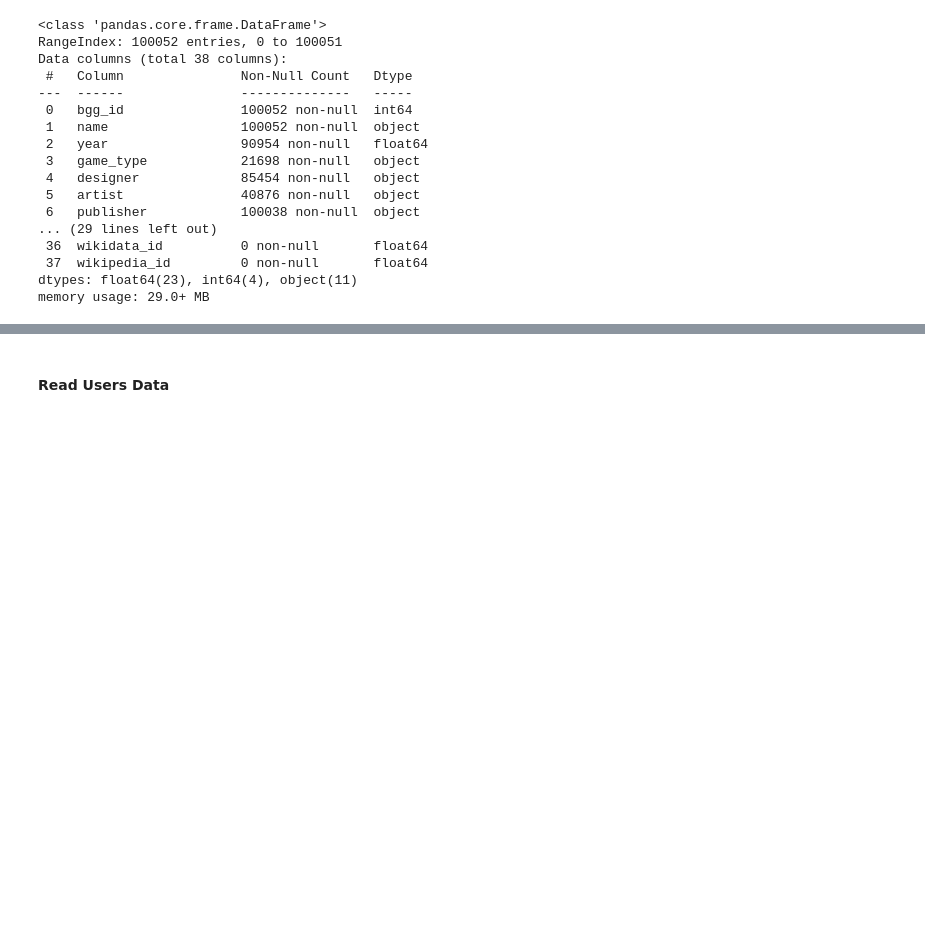
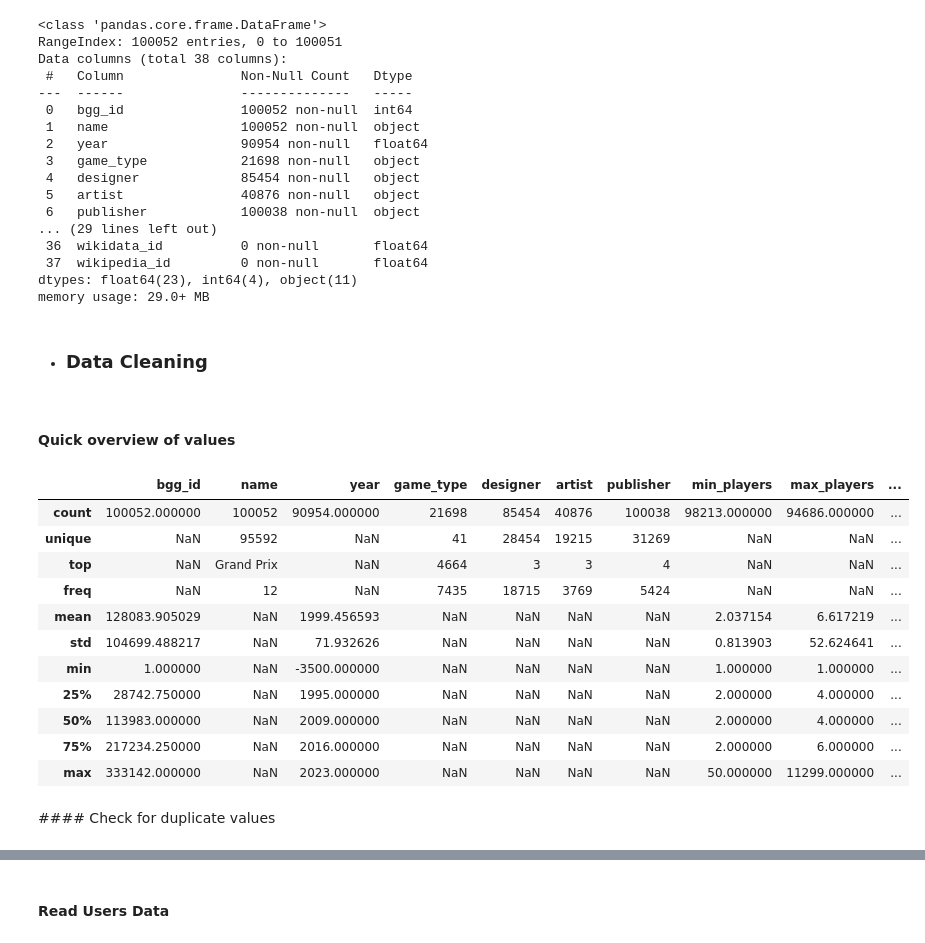
Before and after one commit to LourdesRodriguez/recommender_system, a Jupyter notebook: 2_Data_Understanding.ipynb, the cells around one changed output, grey strips where cells are left out. Saved outputs shown, nothing was run; the diff lists cells and outputs as text; code cells hidden in the pictures; blank space fills up the shorter version.

```diff
--- a/2_Data_Understanding.ipynb
+++ b/2_Data_Understanding.ipynb
@@ -108,3 +108,26 @@ Data columns (total 38 columns):
  37  wikipedia_id         0 non-null       float64
 dtypes: float64(23), int64(4), object(11)
 memory usage: 29.0+ MB
+# %% [markdown]
+<a id="bgdc"></a>
+
+- ### Data Cleaning
+# %% [markdown]
+#### Quick overview of values
+# %%
+bg.describe(include='all')
+# %% [output]
+|  | bgg_id | name | year | game_type | designer | artist | publisher | min_players | max_players | ... |
+| count | 100052.000000 | 100052 | 90954.000000 | 21698 | 85454 | 40876 | 100038 | 98213.000000 | 94686.000000 | ... |
+| unique | NaN | 95592 | NaN | 41 | 28454 | 19215 | 31269 | NaN | NaN | ... |
+| top | NaN | Grand Prix | NaN | 4664 | 3 | 3 | 4 | NaN | NaN | ... |
+| freq | NaN | 12 | NaN | 7435 | 18715 | 3769 | 5424 | NaN | NaN | ... |
+| mean | 128083.905029 | NaN | 1999.456593 | NaN | NaN | NaN | NaN | 2.037154 | 6.617219 | ... |
+| std | 104699.488217 | NaN | 71.932626 | NaN | NaN | NaN | NaN | 0.813903 | 52.624641 | ... |
+| min | 1.000000 | NaN | -3500.000000 | NaN | NaN | NaN | NaN | 1.000000 | 1.000000 | ... |
+| 25% | 28742.750000 | NaN | 1995.000000 | NaN | NaN | NaN | NaN | 2.000000 | 4.000000 | ... |
+| 50% | 113983.000000 | NaN | 2009.000000 | NaN | NaN | NaN | NaN | 2.000000 | 4.000000 | ... |
+| 75% | 217234.250000 | NaN | 2016.000000 | NaN | NaN | NaN | NaN | 2.000000 | 6.000000 | ... |
+| max | 333142.000000 | NaN | 2023.000000 | NaN | NaN | NaN | NaN | 50.000000 | 11299.000000 | ... |
+# %% [markdown]
+#### Check for duplicate values
```
Also changed, not shown: parts of 10 cells of this notebook.
